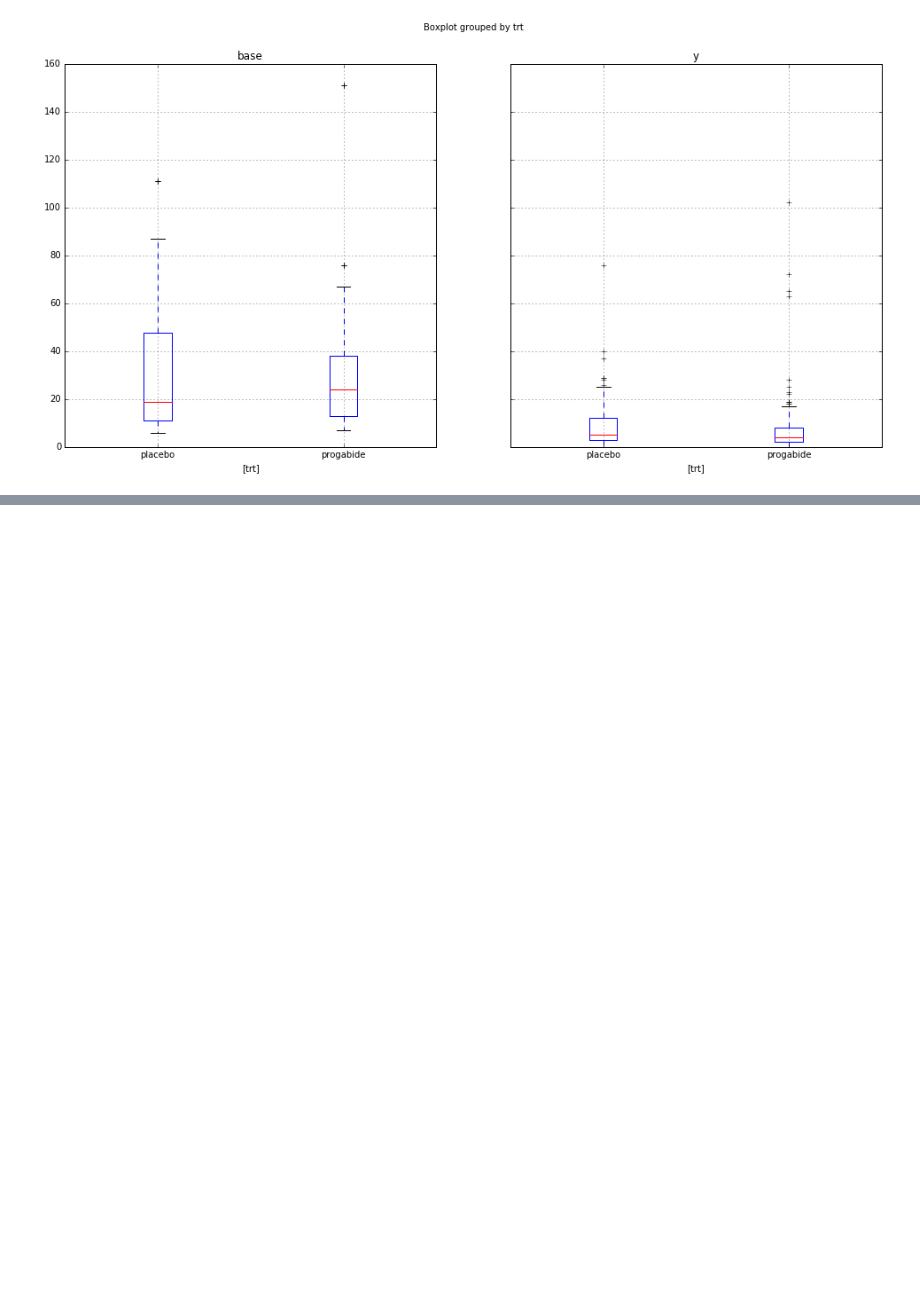
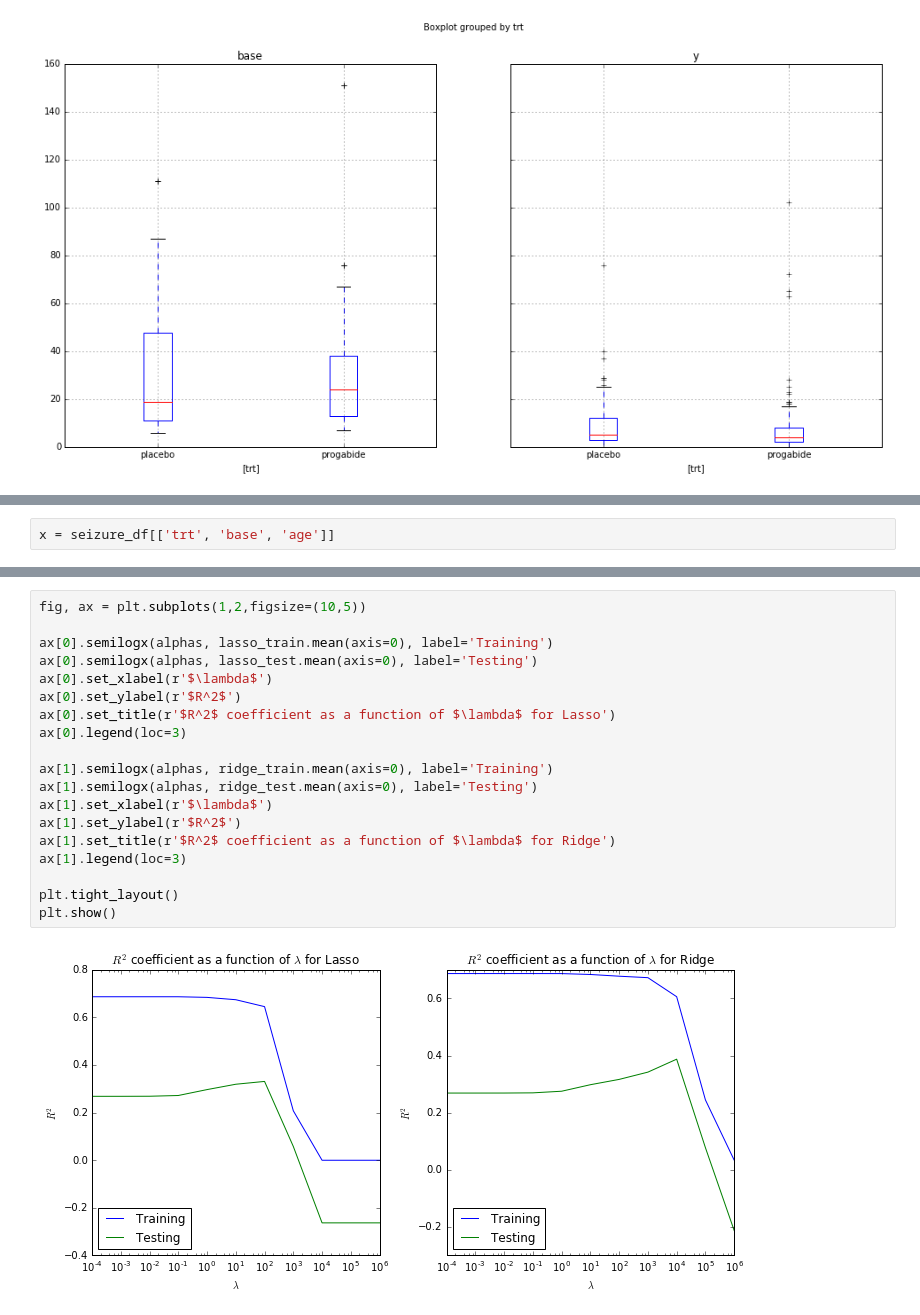
Before and after one commit to fbecerra/seizuresandepilepsy, a Jupyter notebook: explore_epil_data.ipynb, the cells around one changed output, grey strips where cells are left out. Drawn from its saved outputs; the diff is of its cells as text; blank space fills up the shorter version.

```diff
--- a/explore_epil_data.ipynb
+++ b/explore_epil_data.ipynb
@@ -128,0 +162,2 @@ plt.show()
+# %%
+x = seizure_df[['trt', 'base', 'age']]
@@ -128,0 +218,21 @@ plt.show()
+# %%
+fig, ax = plt.subplots(1,2,figsize=(10,5))
+
+ax[0].semilogx(alphas, lasso_train.mean(axis=0), label='Training')
+ax[0].semilogx(alphas, lasso_test.mean(axis=0), label='Testing')
+ax[0].set_xlabel(r'$\lambda$')
+ax[0].set_ylabel(r'$R^2$')
+ax[0].set_title(r'$R^2$ coefficient as a function of $\lambda$ for Lasso')
+ax[0].legend(loc=3)
+
+ax[1].semilogx(alphas, ridge_train.mean(axis=0), label='Training')
+ax[1].semilogx(alphas, ridge_test.mean(axis=0), label='Testing')
+ax[1].set_xlabel(r'$\lambda$')
+ax[1].set_ylabel(r'$R^2$')
+ax[1].set_title(r'$R^2$ coefficient as a function of $\lambda$ for Ridge')
+ax[1].legend(loc=3)
+
+plt.tight_layout()
+plt.show()
+# %% [output]
+[figure, added]
```
Also changed, not shown: parts of 8 cells of this notebook, 1 other file.
